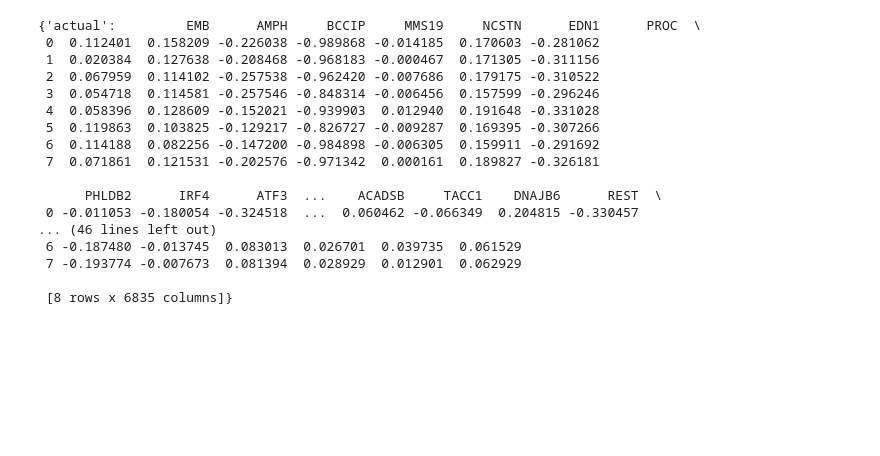
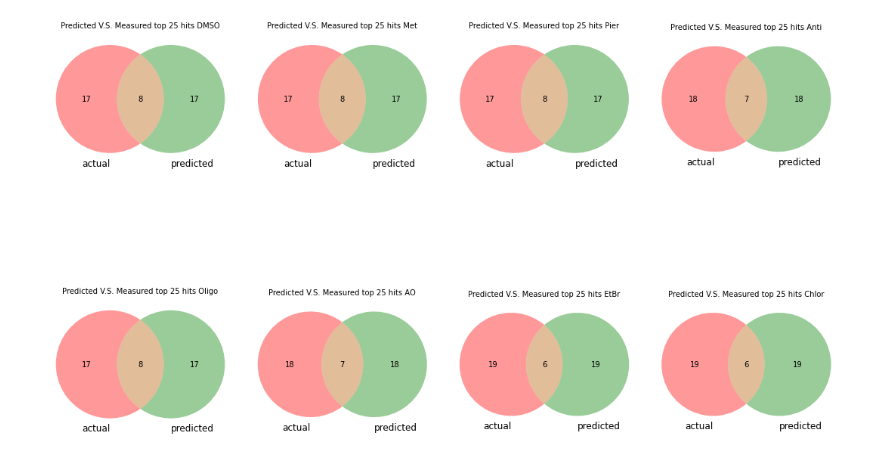
Before and after one commit to pritchardlabatpsu/cga_app, a Jupyter notebook: notebooks/R9c-top_hits_venndiagram-YR.ipynb, the cells around one changed output. Cells and saved outputs as stored; diff of their text form; code cells hidden in the pictures; blank space fills up the shorter version.

```diff
--- a/notebooks/R9c-top_hits_venndiagram-YR.ipynb
+++ b/notebooks/R9c-top_hits_venndiagram-YR.ipynb
@@ -1,32 +1,43 @@
 # %%
 ### This is the notebook for generating venn diagram of top hits in pc9 and external to's paper
+### Most negative measured CERES and most negative predicted CERES
 import pandas as pd
 import os
 import pickle
+import matplotlib.pyplot as plt
+from matplotlib_venn import venn2
+import matplotlib.backends.backend_pdf
+pdf = matplotlib.backends.backend_pdf.PdfPages("top25_venn_diagrams.pdf")
 # %%
 # Load data
 pc9_dir = '../out/21.0423 Lx/L200only_reg_rf_boruta/anlyz'
 to_dir = '../out/21.0506 Lx To/L200only_reg_rf_boruta/anlyz'
+q3_dir = '../data/DepMap/19Q3'
 
 df_pc9 = pickle.load(open(os.path.join(pc9_dir,'y_compr_ext.pkl'),'rb'))
 df_to = pickle.load(open(os.path.join(to_dir,'y_compr_ext.pkl'),'rb'))
+df_to_original = pd.read_csv(os.path.join(q3_dir,'To','ToCellCERES.csv'), index_col = 0)
-# %%
-df_to
-# %% [output]
-{'actual':         EMB      AMPH     BCCIP     MMS19     NCSTN      EDN1      PROC  \
- 0  0.112401  0.158209 -0.226038 -0.989868 -0.014185  0.170603 -0.281062
- 1  0.020384  0.127638 -0.208468 -0.968183 -0.000467  0.171305 -0.311156
- 2  0.067959  0.114102 -0.257538 -0.962420 -0.007686  0.179175 -0.310522
- 3  0.054718  0.114581 -0.257546 -0.848314 -0.006456  0.157599 -0.296246
- 4  0.058396  0.128609 -0.152021 -0.939903  0.012940  0.191648 -0.331028
- 5  0.119863  0.103825 -0.129217 -0.826727 -0.009287  0.169395 -0.307266
- 6  0.114188  0.082256 -0.147200 -0.984898 -0.006305  0.159911 -0.291692
- 7  0.071861  0.121531 -0.202576 -0.971342  0.000161  0.189827 -0.326181
-
-      PHLDB2      IRF4      ATF3  ...    ACADSB     TACC1    DNAJB6      REST  \
- 0 -0.011053 -0.180054 -0.324518  ...  0.060462 -0.066349  0.204815 -0.330457
-... (46 lines left out)
- 6 -0.187480 -0.013745  0.083013  0.026701  0.039735  0.061529
- 7 -0.193774 -0.007673  0.081394  0.028929  0.012901  0.062929
-
- [8 rows x 6835 columns]}
+# %%
+df_to['actual'] = df_to['actual'].T ; df_to['predicted'] = df_to['predicted'].T
+df_to['actual'].columns = ['actual_'+ drug for drug in df_to_original.columns]
+df_to['predicted'].columns = ['predicted_'+ drug for drug in df_to_original.columns]
+# %%
+# Plot scatter plot
+fig, axes = plt.subplots(2,4)
+fig.set_size_inches(15, 12)
+for i, ax in zip(range(8), axes.flat):
+
+    drug = df_to_original.columns[i]
+
+    top_actual = df_to['actual']['actual_'+drug].sort_values().head(25).index
+    top_predicted = df_to['predicted']['predicted_'+drug].sort_values().head(25).index
+    top_intersection = set(top_actual).intersection(top_predicted)
+    other = [gene for gene in top_actual if gene not in top_intersection]
+    venn_subset = (len(other),len(other),len(top_intersection))
+    venn2(subsets = venn_subset, set_labels = ('actual', 'predicted'), ax = ax)
+    ax.set_title('Predicted V.S. Measured top 25 hits '+drug, fontsize = 10)
+
+plt.tight_layout()
+pdf.savefig()
+# %% [output]
+[figure, added]
```
Also changed, not shown: parts of 2 cells of this notebook, 11 other files.
